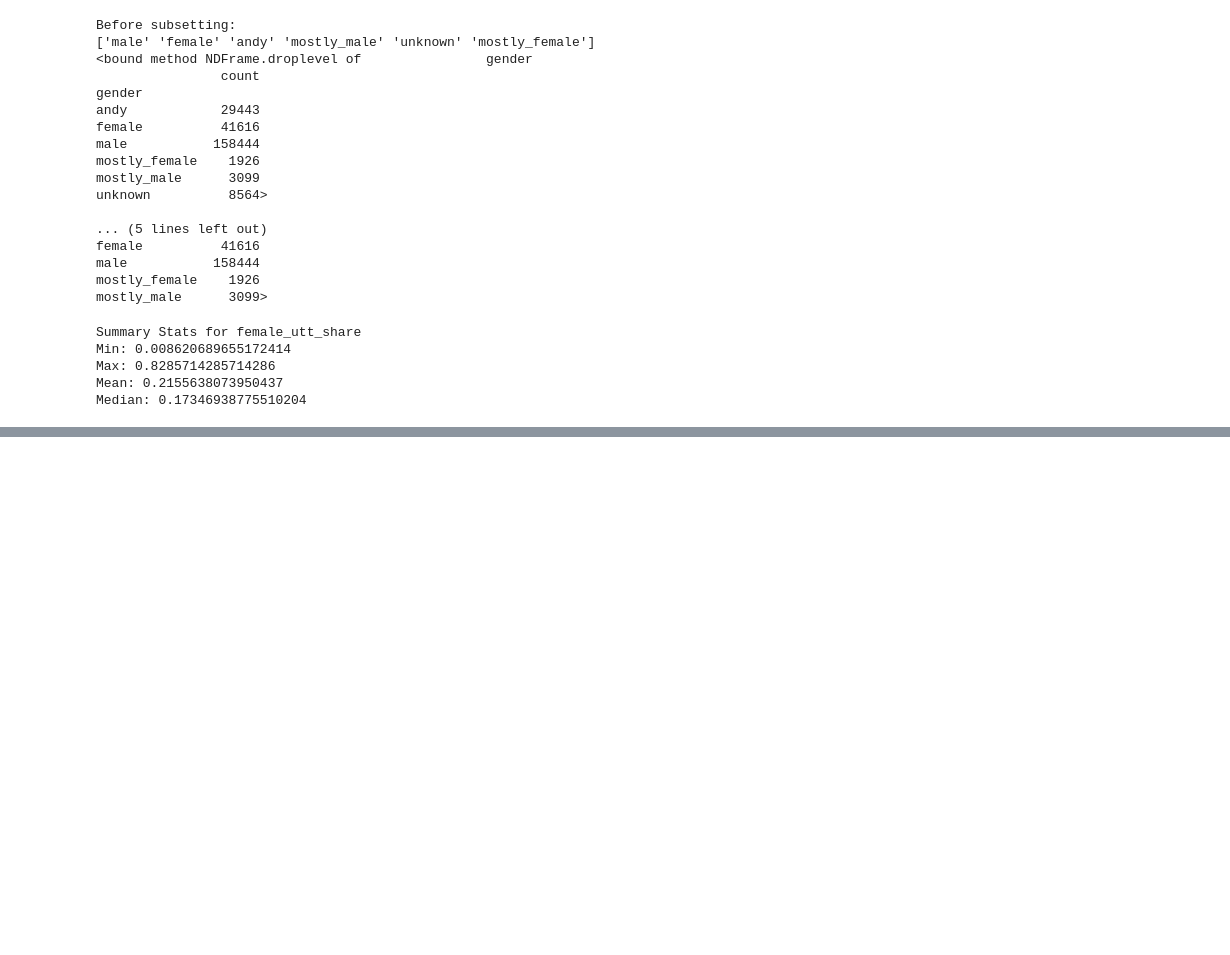
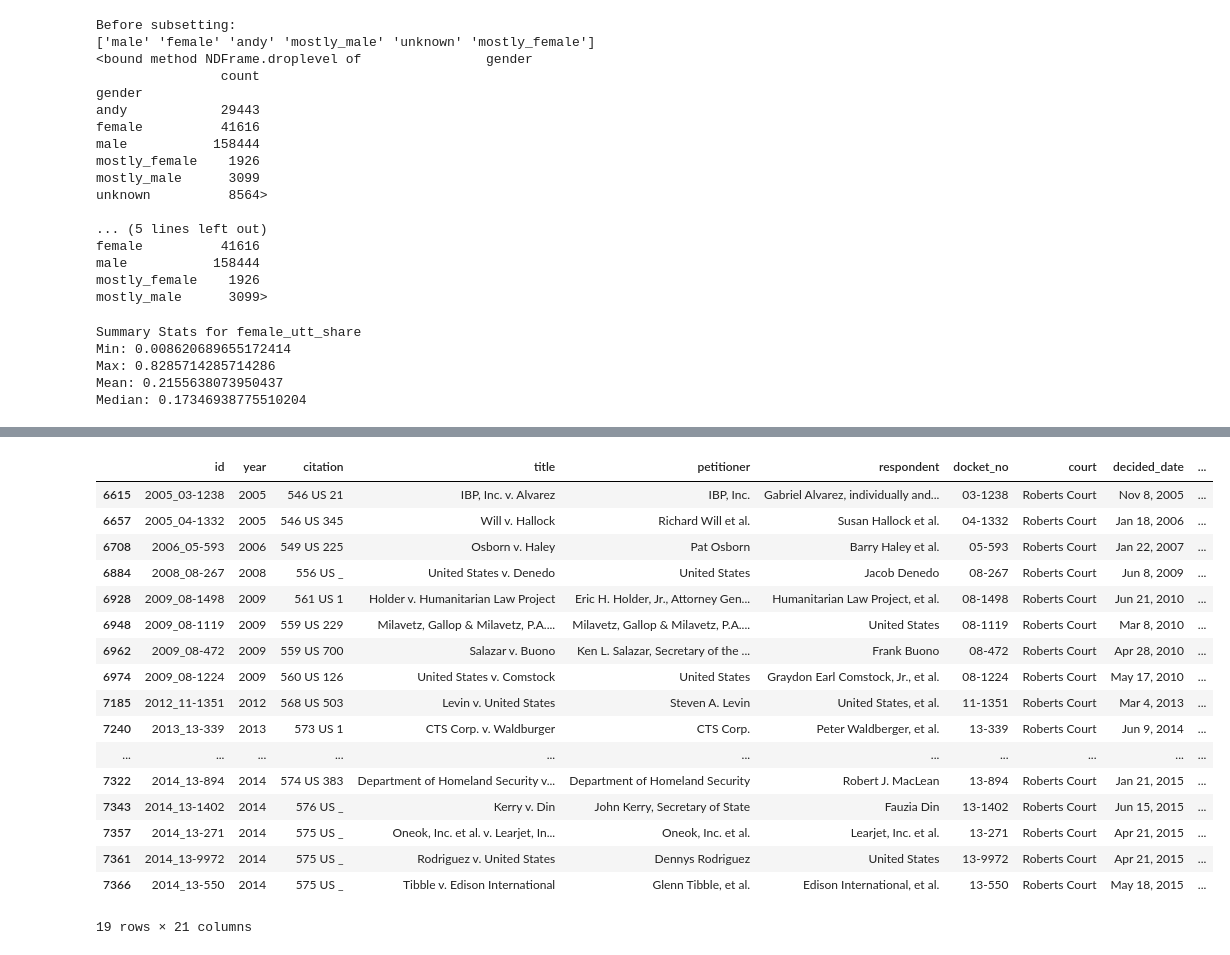
Before and after one commit to baueramari/team-supreme, a Jupyter notebook: explore_fv.ipynb, the cells around one changed output, grey strips where cells are left out. Drawn from its saved outputs; the diff is of its cells as text; code cells hidden in the pictures; blank space fills up the shorter version.

Commit message:
Investigate iffy cases

```diff
--- a/explore_fv.ipynb
+++ b/explore_fv.ipynb
@@ -78,3 +78,16 @@ Min: 0.008620689655172414
 Max: 0.8285714285714286
 Mean: 0.2155638073950437
 Median: 0.17346938775510204
+# %%
+# All casdes
+cases = pd.read_json(path_or_buf='data/cases.jsonl', lines=True)
+# %%
+# Case IDs with 0 or 100% petitioner_advocate_utt_share
+%store -r advocates
+single_sided = (advocates.loc[
+    ((advocates.loc[:, 'petitioner_advocate_utt_share'] == 0.0) |
+     (advocates.loc[:, 'petitioner_advocate_utt_share'] == 1.0)), :])
+single_sided = single_sided.reset_index()
+# advocates has one row per case ID --> case_ids are already unique
+iffy_ids = single_sided.loc[:, 'meta.case_id']
+print(iffy_ids)
@@ -80,0 +120,22 @@ Median: 0.17346938775510204
+# %%
+iffy_cases = cases.loc[cases.loc[:, 'id'].isin(iffy_ids), :]
+iffy_cases
+# %% [output]
+|  | id | year | citation | title | petitioner | respondent | docket_no | court | decided_date | ... |
+| 6615 | 2005_03-1238 | 2005 | 546 US 21 | IBP, Inc. v. Alvarez | IBP, Inc. | Gabriel Alvarez, individually and... | 03-1238 | Roberts Court | Nov 8, 2005 | ... |
+| 6657 | 2005_04-1332 | 2005 | 546 US 345 | Will v. Hallock | Richard Will et al. | Susan Hallock et al. | 04-1332 | Roberts Court | Jan 18, 2006 | ... |
+| 6708 | 2006_05-593 | 2006 | 549 US 225 | Osborn v. Haley | Pat Osborn | Barry Haley et al. | 05-593 | Roberts Court | Jan 22, 2007 | ... |
+| 6884 | 2008_08-267 | 2008 | 556 US _ | United States v. Denedo | United States | Jacob Denedo | 08-267 | Roberts Court | Jun 8, 2009 | ... |
+| 6928 | 2009_08-1498 | 2009 | 561 US 1 | Holder v. Humanitarian Law Project | Eric H. Holder, Jr., Attorney Gen... | Humanitarian Law Project, et al. | 08-1498 | Roberts Court | Jun 21, 2010 | ... |
+| 6948 | 2009_08-1119 | 2009 | 559 US 229 | Milavetz, Gallop & Milavetz, P.A.... | Milavetz, Gallop & Milavetz, P.A.... | United States | 08-1119 | Roberts Court | Mar 8, 2010 | ... |
+| 6962 | 2009_08-472 | 2009 | 559 US 700 | Salazar v. Buono | Ken L. Salazar, Secretary of the ... | Frank Buono | 08-472 | Roberts Court | Apr 28, 2010 | ... |
+| 6974 | 2009_08-1224 | 2009 | 560 US 126 | United States v. Comstock | United States | Graydon Earl Comstock, Jr., et al. | 08-1224 | Roberts Court | May 17, 2010 | ... |
+| 7185 | 2012_11-1351 | 2012 | 568 US 503 | Levin v. United States | Steven A. Levin | United States, et al. | 11-1351 | Roberts Court | Mar 4, 2013 | ... |
+| 7240 | 2013_13-339 | 2013 | 573 US 1 | CTS Corp. v. Waldburger | CTS Corp. | Peter Waldberger, et al. | 13-339 | Roberts Court | Jun 9, 2014 | ... |
+| ... | ... | ... | ... | ... | ... | ... | ... | ... | ... | ... |
+| 7322 | 2014_13-894 | 2014 | 574 US 383 | Department of Homeland Security v... | Department of Homeland Security | Robert J. MacLean | 13-894 | Roberts Court | Jan 21, 2015 | ... |
+| 7343 | 2014_13-1402 | 2014 | 576 US _ | Kerry v. Din | John Kerry, Secretary of State | Fauzia Din | 13-1402 | Roberts Court | Jun 15, 2015 | ... |
+| 7357 | 2014_13-271 | 2014 | 575 US _ | Oneok, Inc. et al. v. Learjet, In... | Oneok, Inc. et al. | Learjet, Inc. et al. | 13-271 | Roberts Court | Apr 21, 2015 | ... |
+| 7361 | 2014_13-9972 | 2014 | 575 US _ | Rodriguez v. United States | Dennys Rodriguez | United States | 13-9972 | Roberts Court | Apr 21, 2015 | ... |
+| 7366 | 2014_13-550 | 2014 | 575 US _ | Tibble v. Edison International | Glenn Tibble, et al. | Edison International, et al. | 13-550 | Roberts Court | May 18, 2015 | ... |
+19 rows × 21 columns
```
Also changed, not shown: parts of 2 cells of this notebook.
